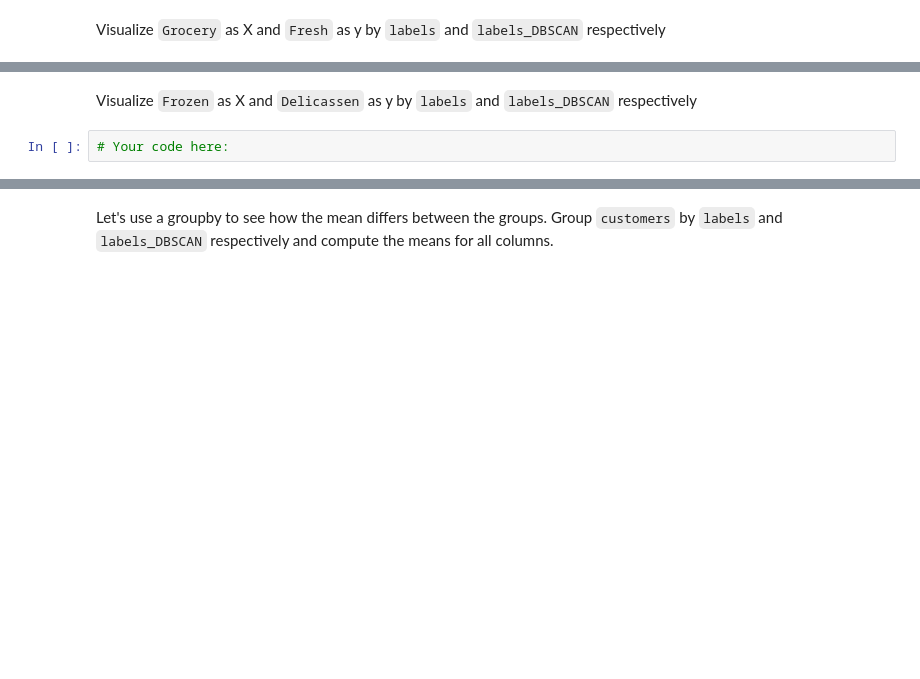
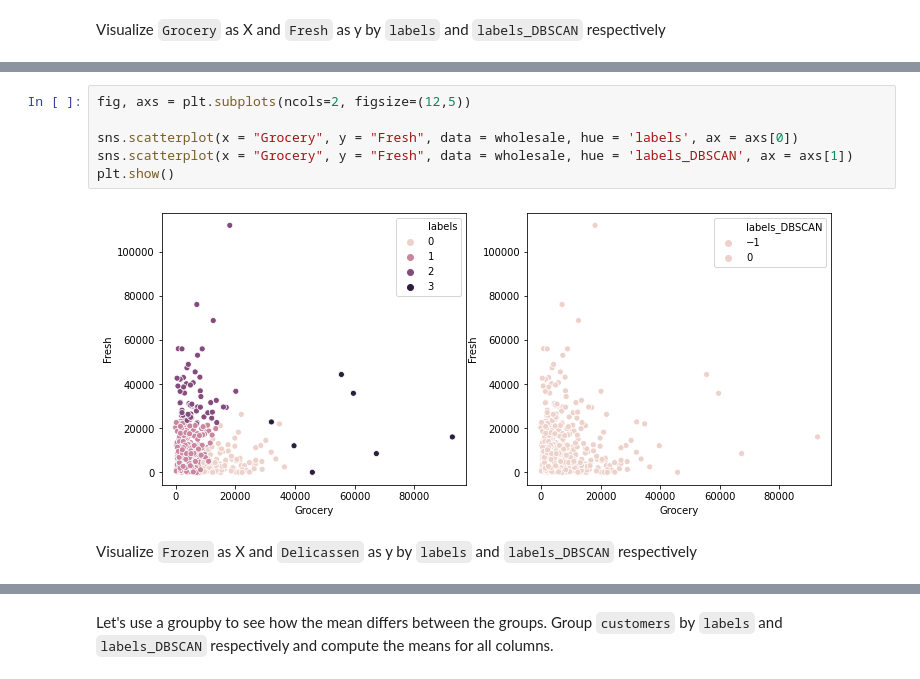
Before and after one commit to ironhack-datalabs/dataV2-labs, a Jupyter notebook: module-3/Unsupervised-Learning/your-code/main.ipynb, the cells around one changed output, grey strips where cells are left out. Saved outputs shown, nothing was run; the diff lists cells and outputs as text; blank space fills up the shorter version.

```diff
--- a/module-3/Unsupervised-Learning/your-code/main.ipynb
+++ b/module-3/Unsupervised-Learning/your-code/main.ipynb
@@ -102,4 +201,10 @@ Visualize `Grocery` as X and `Fresh` as y by `labels` and `labels_DBSCAN` respec
+# %%
+fig, axs = plt.subplots(ncols=2, figsize=(12,5))
+
+sns.scatterplot(x = "Grocery", y = "Fresh", data = wholesale, hue = 'labels', ax = axs[0])
+sns.scatterplot(x = "Grocery", y = "Fresh", data = wholesale, hue = 'labels_DBSCAN', ax = axs[1])
+plt.show()
+# %% [output]
+[figure, added]
 # %% [markdown]
 Visualize `Frozen` as X and `Delicassen` as y by `labels` and `labels_DBSCAN` respectively
-# %%
-# Your code here:
```
Also changed, not shown: parts of 34 cells of this notebook.
